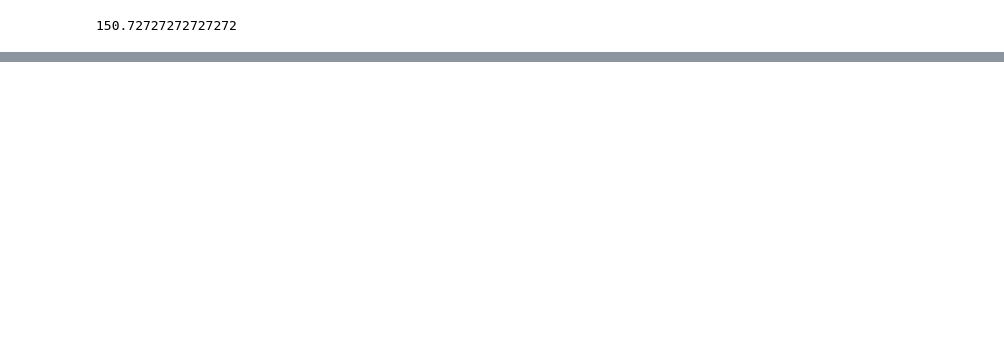
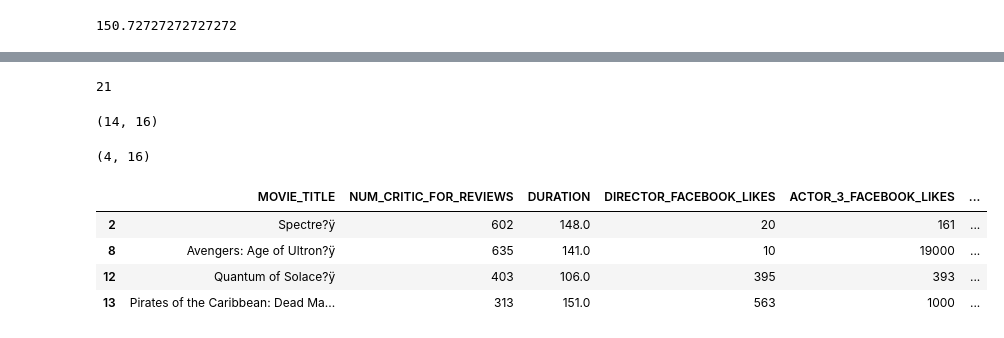
Before and after one commit to dariushazimi/notebooks, a Jupyter notebook: PandasPractices/Data_Cleaning_With_Python.ipynb, the cells around one changed output, grey strips where cells are left out. Drawn from its saved outputs; the diff is of its cells as text; code cells hidden in the pictures; blank space fills up the shorter version.

```diff
--- a/PandasPractices/Data_Cleaning_With_Python.ipynb
+++ b/PandasPractices/Data_Cleaning_With_Python.ipynb
@@ -262,0 +265,24 @@ df.head()
+# %%
+df.isnull().sum().sum()
+# %% [output]
+21
+# %%
+df.shape
+# %% [output]
+(14, 16)
+# %%
+df.dropna()
+df_drop = df.dropna()
+df_drop.shape
+# %% [output]
+(4, 16)
+# %%
+df_drop
+# All NaNs have been dropped. Drastic impact
+# Perhaps having a condition is safer
+# %% [output]
+|  | MOVIE_TITLE | NUM_CRITIC_FOR_REVIEWS | DURATION | DIRECTOR_FACEBOOK_LIKES | ACTOR_3_FACEBOOK_LIKES | ... |
+| 2 | Spectre?ÿ | 602 | 148.0 | 20 | 161 | ... |
+| 8 | Avengers: Age of Ultron?ÿ | 635 | 141.0 | 10 | 19000 | ... |
+| 12 | Quantum of Solace?ÿ | 403 | 106.0 | 395 | 393 | ... |
+| 13 | Pirates of the Caribbean: Dead Ma... | 313 | 151.0 | 563 | 1000 | ... |
```
Also changed, not shown: parts of 16 cells of this notebook.
